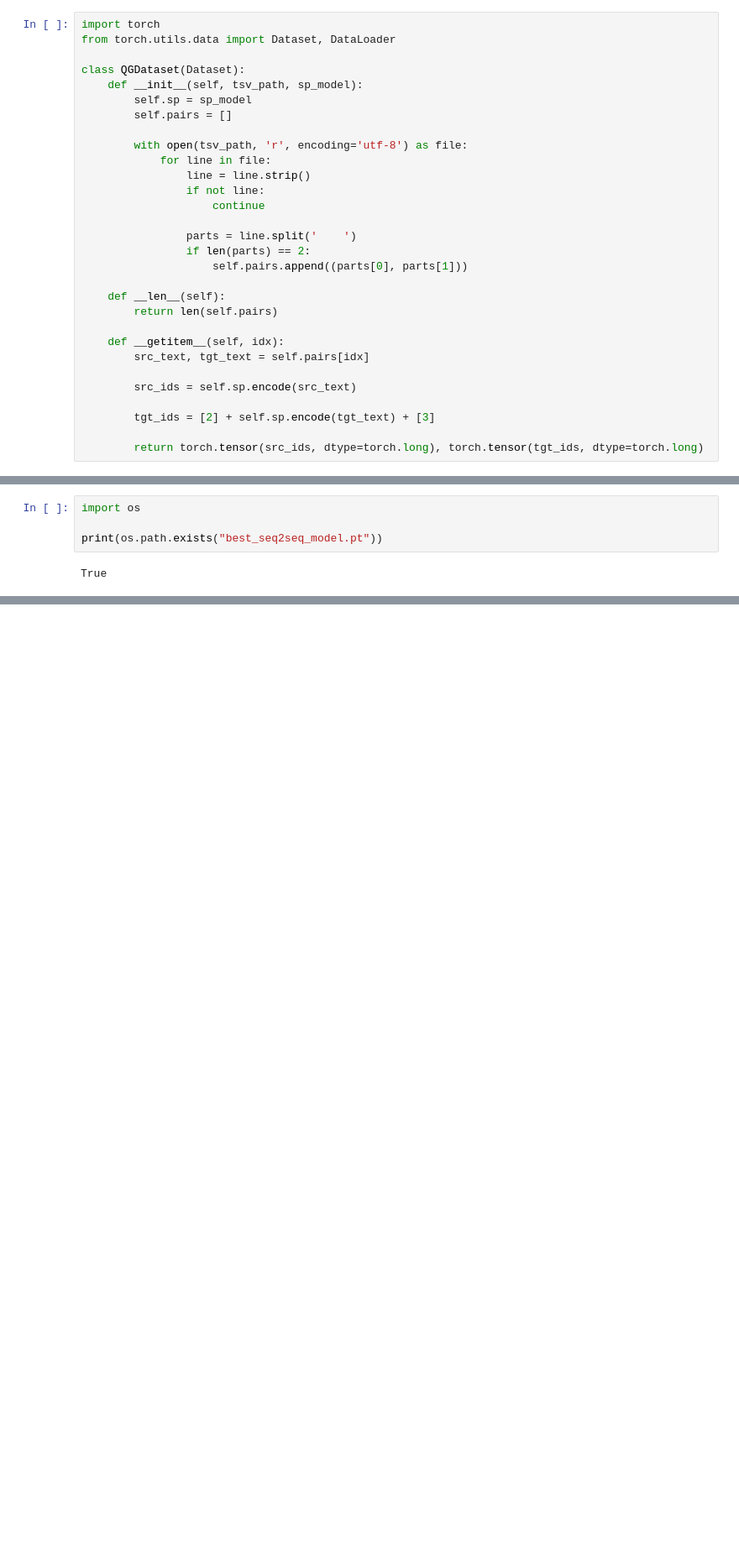
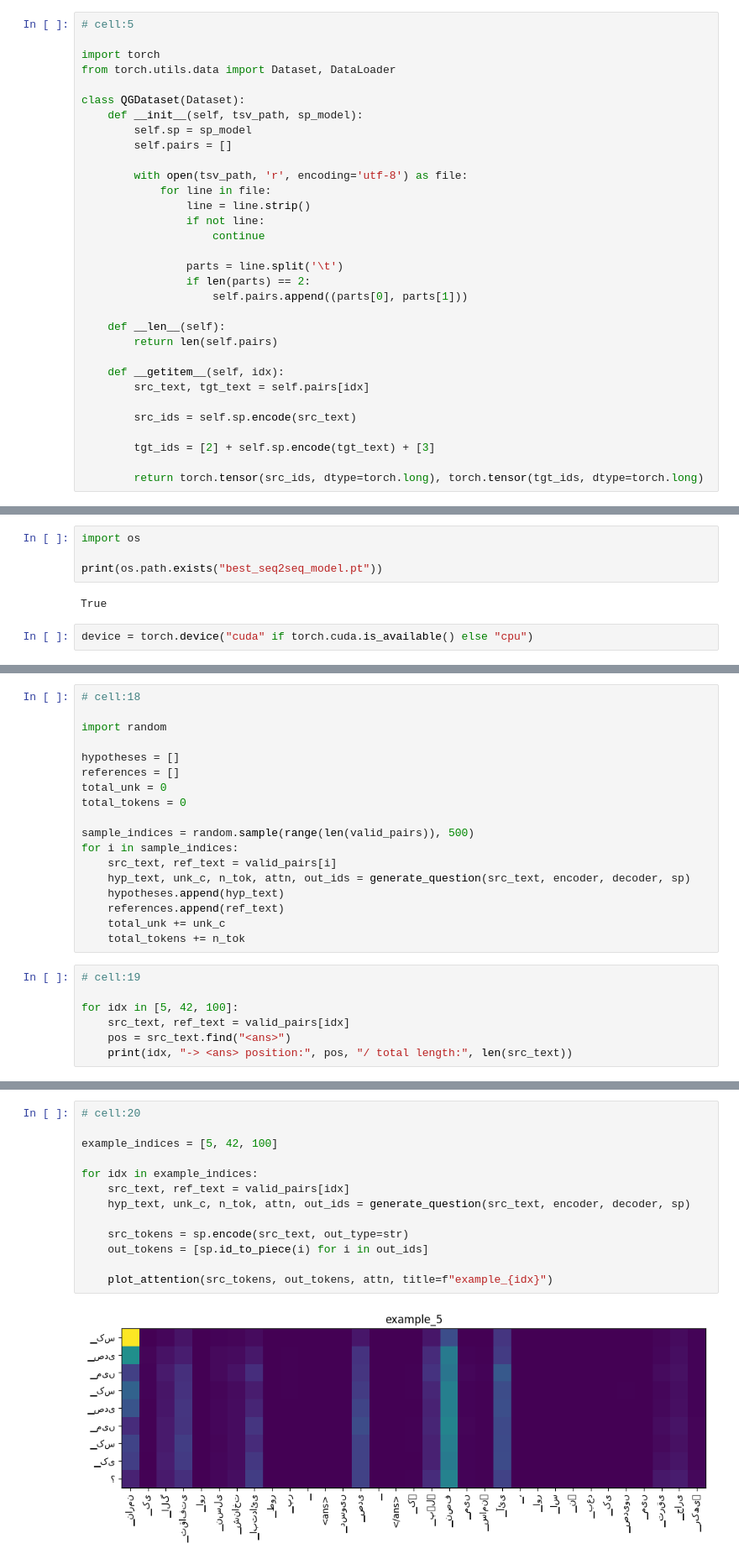
Before and after one commit to AbeeraImran/GEN-AI_Seq2Seq_UrduQA, a Jupyter notebook: code.ipynb, the cells around one changed output, grey strips where cells are left out. Shown at 84% size. Saved outputs shown, nothing was run; the diff lists cells and outputs as text; blank space fills up the shorter version.

```diff
--- a/code.ipynb
+++ b/code.ipynb
@@ -144,6 +147,8 @@ Match Check: True
 # %% [markdown]
 Dataset class
 # %%
+# cell:5
+
 import torch
 from torch.utils.data import Dataset, DataLoader
 
@@ -158,7 +163,7 @@ class QGDataset(Dataset):
                 if not line:
                     continue
 
-                parts = line.split('	')
+                parts = line.split('\t')
                 if len(parts) == 2:
                     self.pairs.append((parts[0], parts[1]))
 
@@ -590,4 +617,6 @@ import os
 print(os.path.exists("best_seq2seq_model.pt"))
 # %% [output]
 True
+# %%
+device = torch.device("cuda" if torch.cuda.is_available() else "cpu")
 # %%
@@ -605,0 +706,25 @@ model loaded
+# %%
+# cell:18
+
+import random
+
+hypotheses = []
+references = []
+total_unk = 0
+total_tokens = 0
+
+sample_indices = random.sample(range(len(valid_pairs)), 500)
+for i in sample_indices:
+    src_text, ref_text = valid_pairs[i]
+    hyp_text, unk_c, n_tok, attn, out_ids = generate_question(src_text, encoder, decoder, sp)
+    hypotheses.append(hyp_text)
+    references.append(ref_text)
+    total_unk += unk_c
+    total_tokens += n_tok
+# %%
+# cell:19
+
+for idx in [5, 42, 100]:
+    src_text, ref_text = valid_pairs[idx]
+    pos = src_text.find("<ans>")
+    print(idx, "-> <ans> position:", pos, "/ total length:", len(src_text))
@@ -605,0 +735,15 @@ model loaded
+# %%
+# cell:20
+
+example_indices = [5, 42, 100]
+
+for idx in example_indices:
+    src_text, ref_text = valid_pairs[idx]
+    hyp_text, unk_c, n_tok, attn, out_ids = generate_question(src_text, encoder, decoder, sp)
+
+    src_tokens = sp.encode(src_text, out_type=str)
+    out_tokens = [sp.id_to_piece(i) for i in out_ids]
+
+    plot_attention(src_tokens, out_tokens, attn, title=f"example_{idx}")
+# %% [output]
+[figure, added]
```
Also changed, not shown: parts of 25 cells of this notebook.
